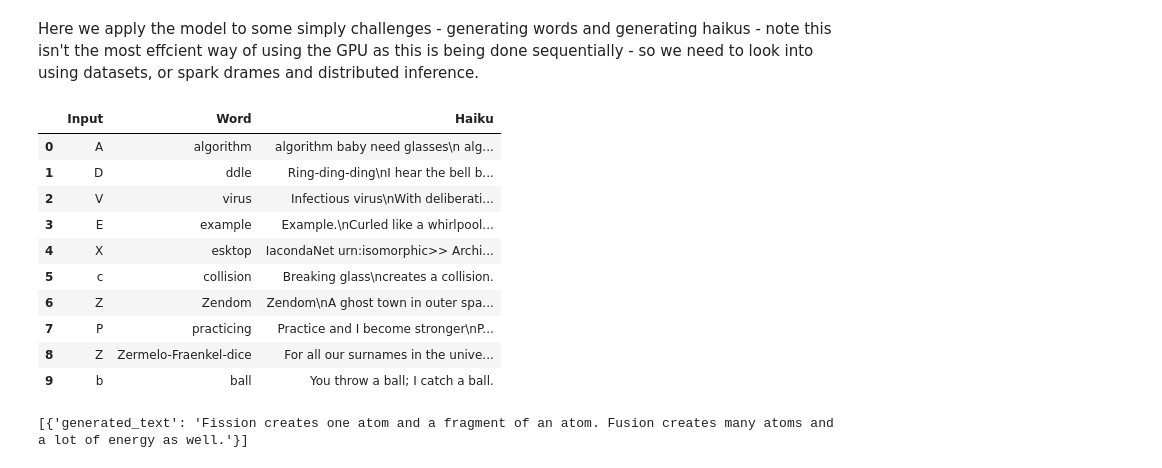
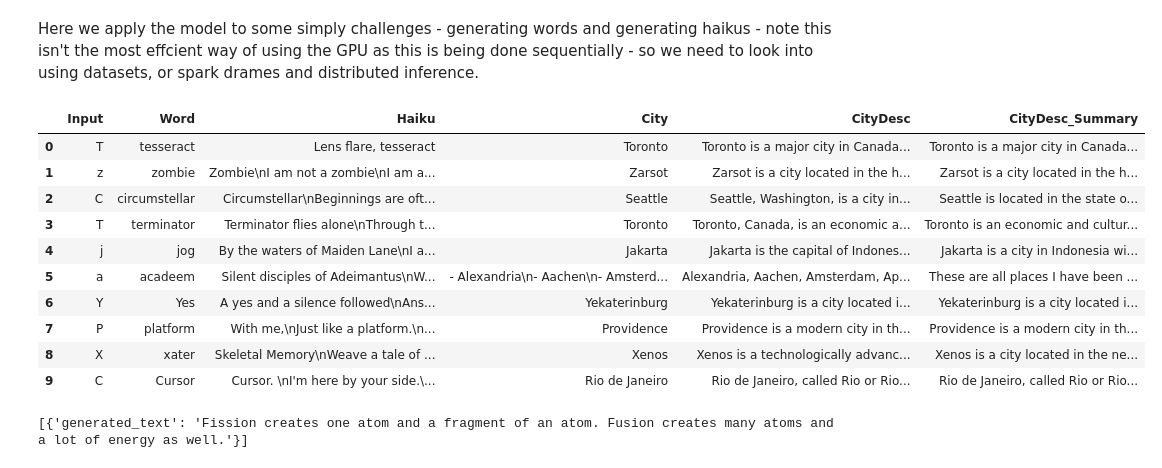
Before and after one commit to SamHollings/llm_examples, a Jupyter notebook: llm_examples.ipynb, the cells around one changed output. Cells and saved outputs as stored; diff of their text form; code cells hidden in the pictures.

Commit message:
Added some more usage examples

```diff
--- a/llm_examples.ipynb
+++ b/llm_examples.ipynb
@@ -89,31 +89,39 @@ Here we apply the model to some simply challenges - generating words and generat
 # %%
 import pandas as pd
 import numpy as np
 import random
 import string
 
 df = pd.DataFrame(np.random.choice(list(string.ascii_letters),10,1), columns=['Input',])
 
 generate_word = lambda x: instruct_pipeline(f'Generate a word starting with "{x}". Return only this word.')[0]['generated_text']
 
 generate_haiku = lambda x: instruct_pipeline(f'Generate a haiku starting with "{x}". Return only this haiku.')[0]['generated_text']
 
+generate_cityname = lambda x: instruct_pipeline(f'Generate a city name starting with "{x}". Return only this name.')[0]['generated_text']
+
+generate_citydesc = lambda x: instruct_pipeline(f'Write a paragraph about the city called "{x}"')[0]['generated_text']
+
+summarise_input = lambda x: instruct_pipeline(f'Summarise the following into one sentence: "{x}"')[0]['generated_text']
 
 df['Word'] = df["Input"].apply(generate_word)
 df['Haiku'] = df["Word"].apply(generate_haiku)
+df['City'] = df["Input"].apply(generate_cityname)
+df['CityDesc'] = df["City"].apply(generate_citydesc)
+df['CityDesc_Summary'] = df["CityDesc"].apply(summarise_input)
 df
 # %% [output]
-|  | Input | Word | Haiku |
-| 0 | A | algorithm | algorithm baby need glasses\n alg... |
-| 1 | D | ddle | Ring-ding-ding\nI hear the bell b... |
-| 2 | V | virus | Infectious virus\nWith deliberati... |
-| 3 | E | example | Example.\nCurled like a whirlpool... |
-| 4 | X | esktop | IacondaNet urn:isomorphic>> Archi... |
-| 5 | c | collision | Breaking glass\ncreates a collision. |
-| 6 | Z | Zendom | Zendom\nA ghost town in outer spa... |
-| 7 | P | practicing | Practice and I become stronger\nP... |
-| 8 | Z | Zermelo-Fraenkel-dice | For all our surnames in the unive... |
-| 9 | b | ball | You throw a ball; I catch a ball. |
+|  | Input | Word | Haiku | City | CityDesc | CityDesc_Summary |
+| 0 | T | tesseract | Lens flare, tesseract | Toronto | Toronto is a major city in Canada... | Toronto is a major city in Canada... |
+| 1 | z | zombie | Zombie\nI am not a zombie\nI am a... | Zarsot | Zarsot is a city located in the h... | Zarsot is a city located in the h... |
+| 2 | C | circumstellar | Circumstellar\nBeginnings are oft... | Seattle | Seattle, Washington, is a city in... | Seattle is located in the state o... |
+| 3 | T | terminator | Terminator flies alone\nThrough t... | Toronto | Toronto, Canada, is an economic a... | Toronto is an economic and cultur... |
+| 4 | j | jog | By the waters of Maiden Lane\nI a... | Jakarta | Jakarta is the capital of Indones... | Jakarta is a city in Indonesia wi... |
+| 5 | a | acadeem | Silent disciples of Adeimantus\nW... | - Alexandria\n- Aachen\n- Amsterd... | Alexandria, Aachen, Amsterdam, Ap... | These are all places I have been ... |
+| 6 | Y | Yes | A yes and a silence followed\nAns... | Yekaterinburg | Yekaterinburg is a city located i... | Yekaterinburg is a city located i... |
+| 7 | P | platform | With me,\nJust like a platform.\n... | Providence | Providence is a modern city in th... | Providence is a modern city in th... |
+| 8 | X | xater | Skeletal Memory\nWeave a tale of ... | Xenos | Xenos is a technologically advanc... | Xenos is a city located in the ne... |
+| 9 | C | Cursor | Cursor. \nI'm here by your side.\... | Rio de Janeiro | Rio de Janeiro, called Rio or Rio... | Rio de Janeiro, called Rio or Rio... |
 # %%
 instruct_pipeline("Explain to me the difference between nuclear fission and fusion.")
 # %% [output]
```
Also changed, not shown: parts of 2 cells of this notebook.
